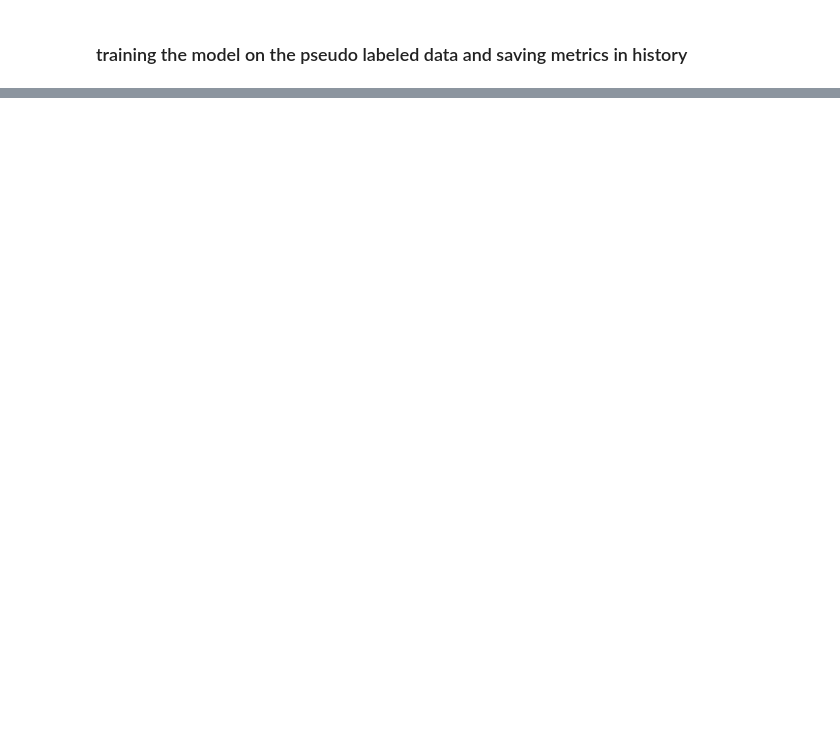
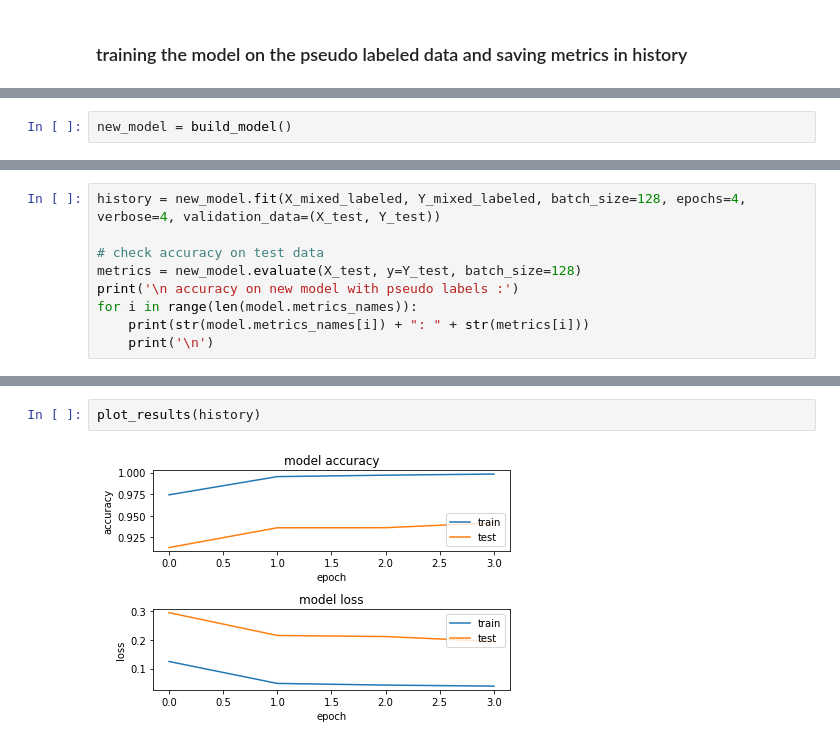
Before and after one commit to yuvalsolaz/semi-supervised, a Jupyter notebook: semi-supervised.ipynb, the cells around one changed output, grey strips where cells are left out. Drawn from its saved outputs; the diff is of its cells as text; blank space fills up the shorter version.

```diff
--- a/semi-supervised.ipynb
+++ b/semi-supervised.ipynb
@@ -244,0 +246,2 @@ acc: 0.9836
+# %%
+new_model = build_model()
@@ -244,0 +266,9 @@ acc: 0.9836
+# %%
+history = new_model.fit(X_mixed_labeled, Y_mixed_labeled, batch_size=128, epochs=4, verbose=4, validation_data=(X_test, Y_test))
+
+# check accuracy on test data
+metrics = new_model.evaluate(X_test, y=Y_test, batch_size=128)
+print('\n accuracy on new model with pseudo labels :')
+for i in range(len(model.metrics_names)):
+    print(str(model.metrics_names[i]) + ": " + str(metrics[i]))
+    print('\n')
@@ -244,0 +288,4 @@ acc: 0.9836
+# %%
+plot_results(history)
+# %% [output]
+[figure, added]
```
Also changed, not shown: parts of 14 cells of this notebook, 1 other file.
